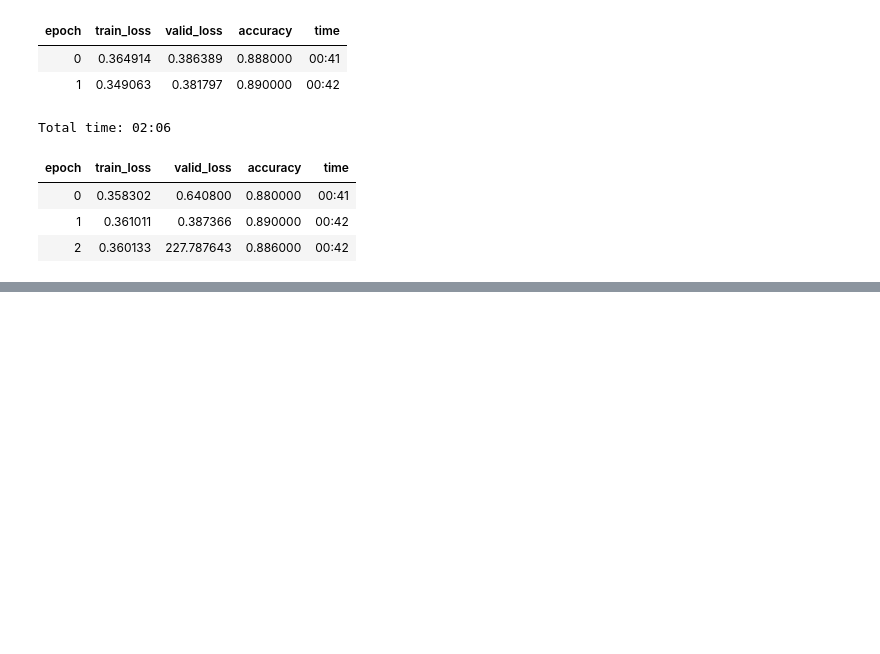
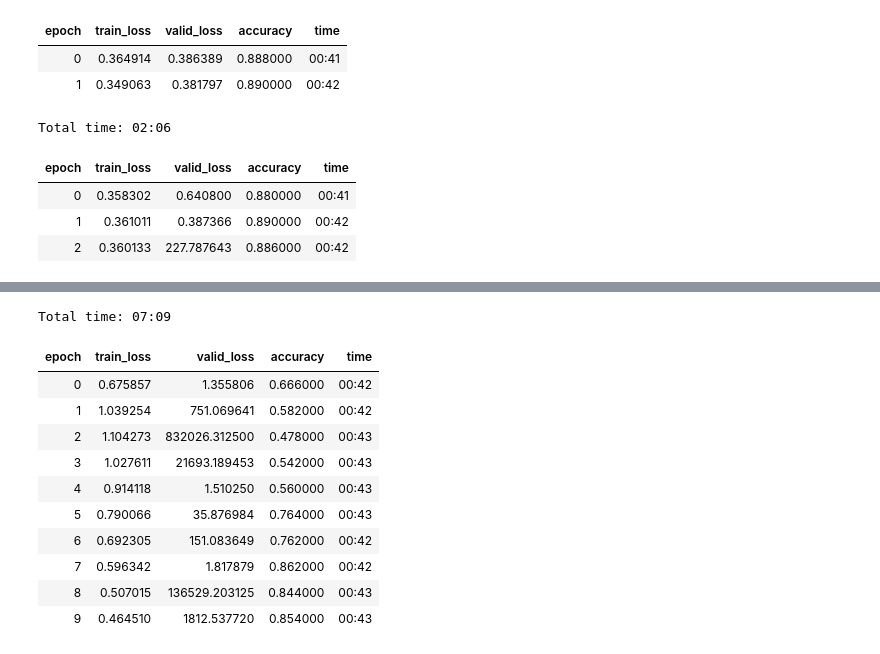
Before and after one commit to jinudaniel/imagenette, a Jupyter notebook: Imagenette_160.ipynb, the cells around one changed output, grey strips where cells are left out. Cells and saved outputs as stored; diff of their text form; code cells hidden in the pictures; blank space fills up the shorter version.

```diff
--- a/Imagenette_160.ipynb
+++ b/Imagenette_160.ipynb
@@ -159,0 +280,15 @@ Total time: 02:06
+# %%
+learn_1.fit_one_cycle(10, max_lr=9e-02)
+# %% [output]
+Total time: 07:09
+| epoch | train_loss | valid_loss | accuracy | time |
+| 0 | 0.675857 | 1.355806 | 0.666000 | 00:42 |
+| 1 | 1.039254 | 751.069641 | 0.582000 | 00:42 |
+| 2 | 1.104273 | 832026.312500 | 0.478000 | 00:43 |
+| 3 | 1.027611 | 21693.189453 | 0.542000 | 00:43 |
+| 4 | 0.914118 | 1.510250 | 0.560000 | 00:43 |
+| 5 | 0.790066 | 35.876984 | 0.764000 | 00:43 |
+| 6 | 0.692305 | 151.083649 | 0.762000 | 00:42 |
+| 7 | 0.596342 | 1.817879 | 0.862000 | 00:42 |
+| 8 | 0.507015 | 136529.203125 | 0.844000 | 00:43 |
+| 9 | 0.464510 | 1812.537720 | 0.854000 | 00:43 |
```
Also changed, not shown: parts of 10 cells of this notebook.
